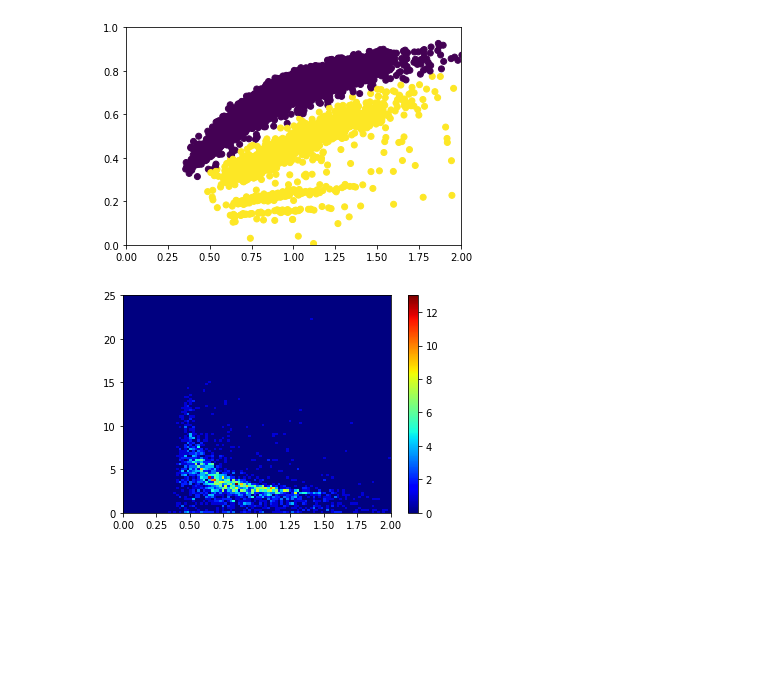
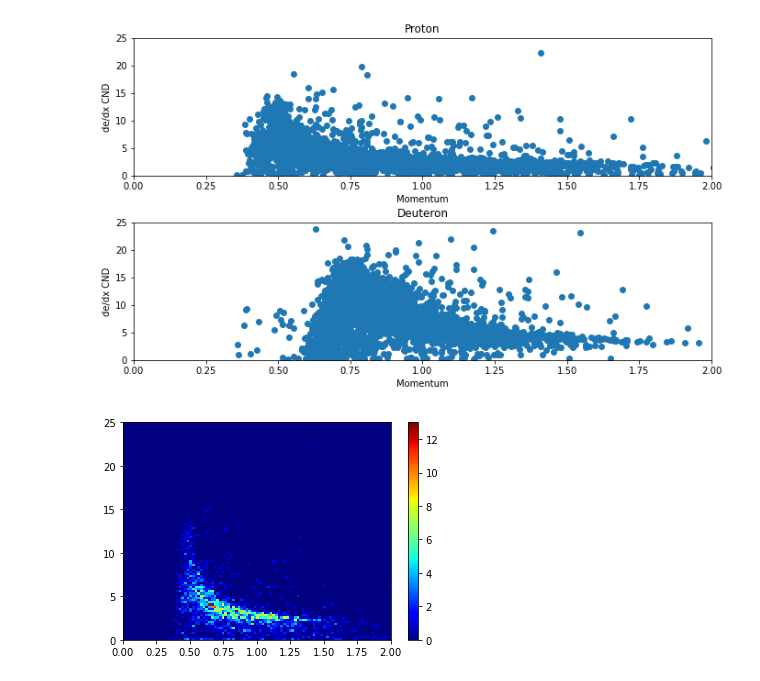
Before and after one commit to nrichardson1222/ML_Particle_Identification, a Jupyter notebook: FinalProject.ipynb, the cells around one changed output. Cells and saved outputs as stored; diff of their text form; code cells hidden in the pictures; blank space fills up the shorter version.

Commit message:
Data Visualization Scatter Plot

```diff
--- a/FinalProject.ipynb
+++ b/FinalProject.ipynb
@@ -4,36 +4,55 @@ import numpy as np
 from sklearn import datasets
 import matplotlib.pyplot as plt
 
-# df = pd.read_csv('Proton.csv',index_col=False)
-# df.head
-# df1 = df.loc[(df["dedxCND"] > 0) ]
-# df1.size
-# # df2= df1.iloc[:9376,:]
 
-# df1 = df1.iloc[:3621,:] # for ctof use 5705 for CND use 3621
-# # df1 = df1.iloc[:,:]
-# print(df1.shape)
-# ax = df1.plot.scatter(x="momentum", y="dedxCND")
+print("Data Visualization")
+proton = pd.read_csv('Proton.csv',index_col=False)
+proton1 = proton.loc[(proton["dedxCND"] > 0) ]
 
-# ax.set_xlim([0,2])
-# ax.set_ylim([0,25])
+proton1 = proton1.iloc[:3621,:] # for ctof use 5705 for CND use 3621
+print(proton1.shape)
 
-df1 = pd.read_csv('Deuteron.csv',index_col=False)
-df2 = pd.read_csv('Proton.csv',index_col=False)
-#this is a test change
-df1 = df1.loc[(df1["dedxCND"] > 0) ]
-print(df1.head)
-df2 = df2.loc[(df2["dedxCND"] > 0) ]
-df2= df2.iloc[:3621,:]
-print(df2.head)
-dftotal = df1.append(df2)
 
-print(dftotal.shape)
+deuteron = pd.read_csv('Deuteron.csv',index_col=False)
+deuteron1 = deuteron.loc[(deuteron["dedxCND"] > 0)]
 
-plt.scatter(dftotal.iloc[:,3],dftotal.iloc[:,2],c=dftotal.iloc[:,4])
-plt.ylim(0,1)
-plt.xlim(0,2)
-plt.show()
+deuteron1 = deuteron1.iloc[:3621,:] # for ctof use 5705 for CND use 3621
+print(proton1.shape)
+
+fig, axs = plt.subplots(2, figsize=(10, 6))
+
+fig.tight_layout(pad=3.0)
+
+
+axs[0].scatter(x=proton1['momentum'], y=proton1['dedxCND'])
+axs[0].set_xlim([0,2])
+axs[0].set_ylim([0,25])
+
+axs[0].set_xlabel("Momentum")
+axs[0].set_ylabel("de/dx CND")
+axs[0].set_title("Proton")
+
+
+
+axs[1].scatter(x=deuteron1['momentum'], y=deuteron1['dedxCND'])
+axs[1].set_xlim([0,2])
+axs[1].set_ylim([0,25])
+
+axs[1].set_xlabel("Momentum")
+axs[1].set_ylabel("de/dx CND")
+axs[1].set_title("Deuteron")
+# df1 = pd.read_csv('Deuteron.csv',index_col=False)
+# df2 = pd.read_csv('Proton.csv',index_col=False)
+# #this is a test change
+# df1 = df1.loc[(df1["dedxCND"] > 0) ]
+# df2 = df2.loc[(df2["dedxCND"] > 0) ]
+# df2= df2.iloc[:3621,:]
+# dftotal = df1.append(df2)
+
+
+# plt.scatter(dftotal.iloc[:,3],dftotal.iloc[:,2],c=dftotal.iloc[:,4])
+# plt.ylim(0,1)
+# plt.xlim(0,2)
 
 
 
@@ -59,4 +64,4 @@ plt.show()
-[figure, old version]
+[figure, new version]
 # %%
 import pandas as pd
 import numpy as np
```
Also changed, not shown: parts of 1 cell of this notebook.
